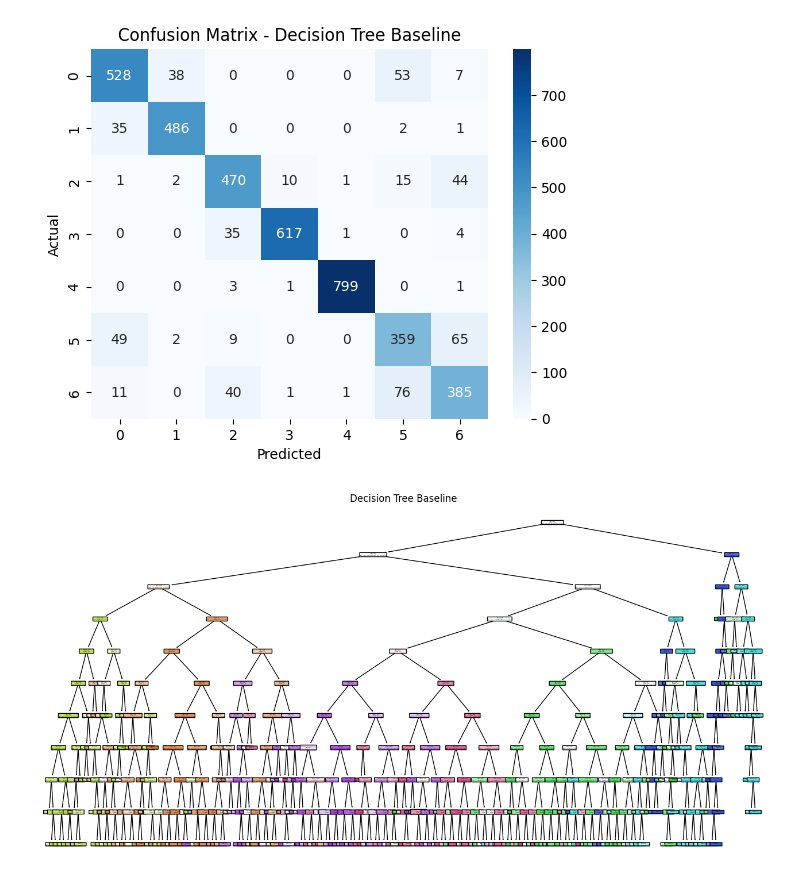
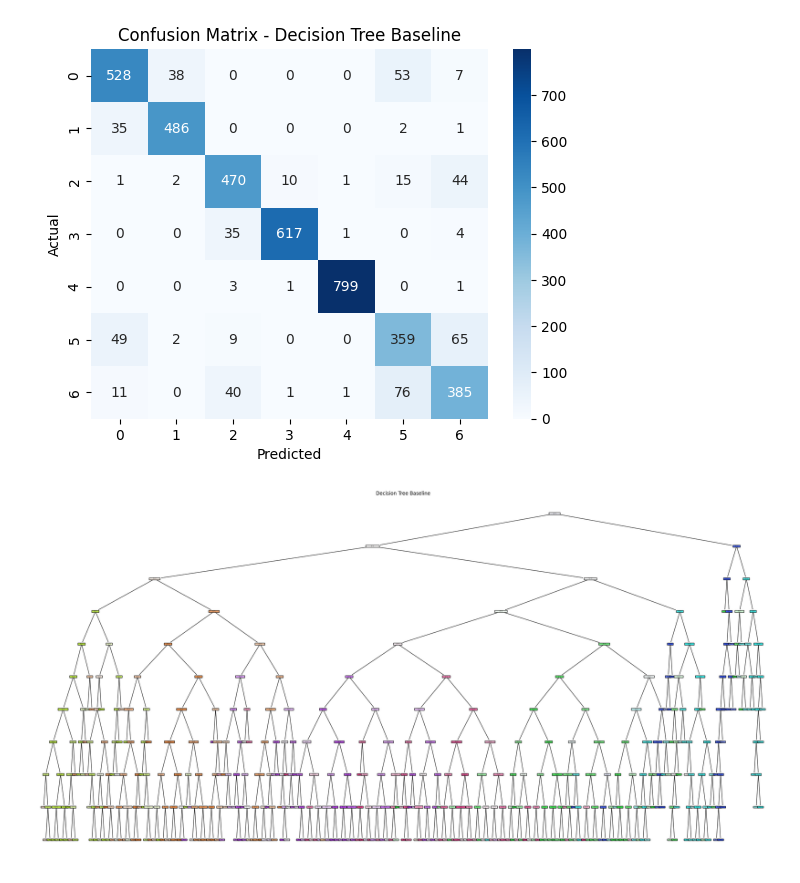
Before and after one commit to Abdullah-Sholum/Obesity--Level-Klasifikasi, a Jupyter notebook: tahap-2_obesity_level.ipynb, the cells around one changed output. Drawn from its saved outputs; the diff is of its cells as text; code cells hidden in the pictures.

```diff
--- a/tahap-2_obesity_level.ipynb
+++ b/tahap-2_obesity_level.ipynb
@@ -113,9 +113,9 @@ plt.show()
 [figure]
 # %%
 # Visualisasi pohon keputusan
-plt.figure(figsize=(16,8))
+plt.figure(figsize=(32,16))
 plot_tree(dt, feature_names=X.columns, class_names=[str(c) for c in np.unique(y)], filled=True, rounded=True)
 plt.title("Decision Tree Baseline")
 plt.show()
 # %% [output]
-[figure, old version]
+[figure, new version]
```
Also changed, not shown: 1 other file.
